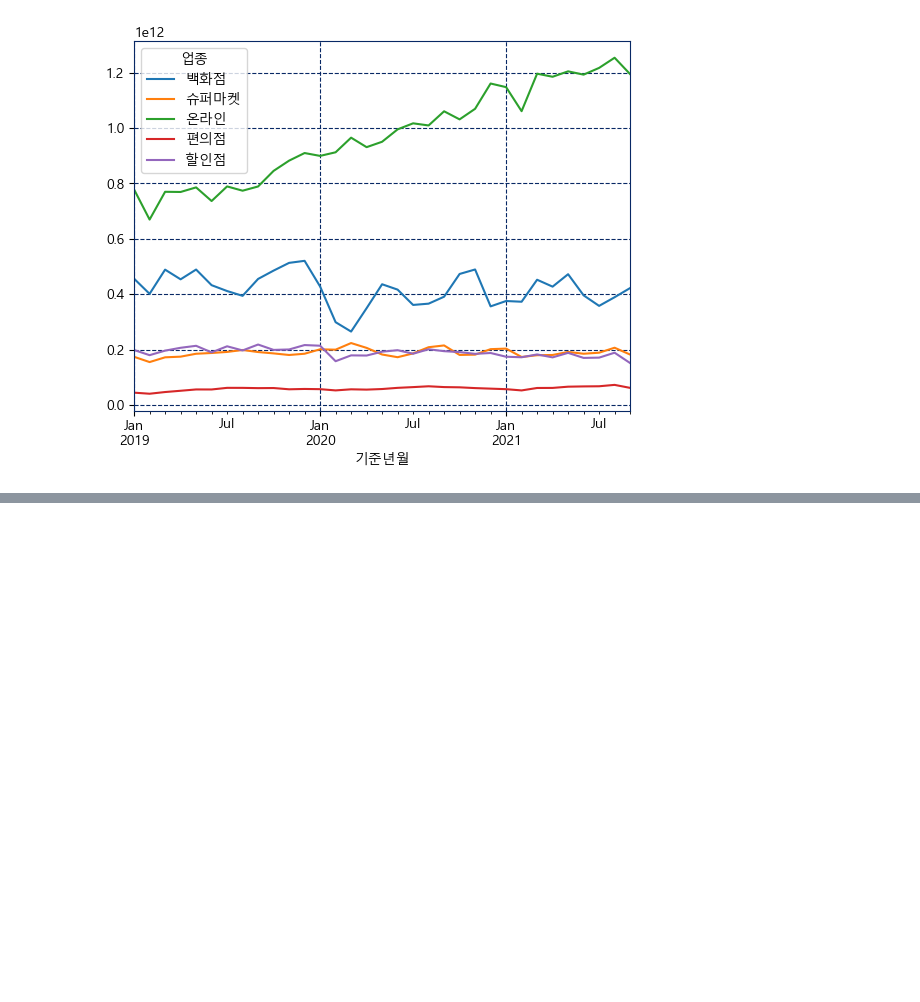
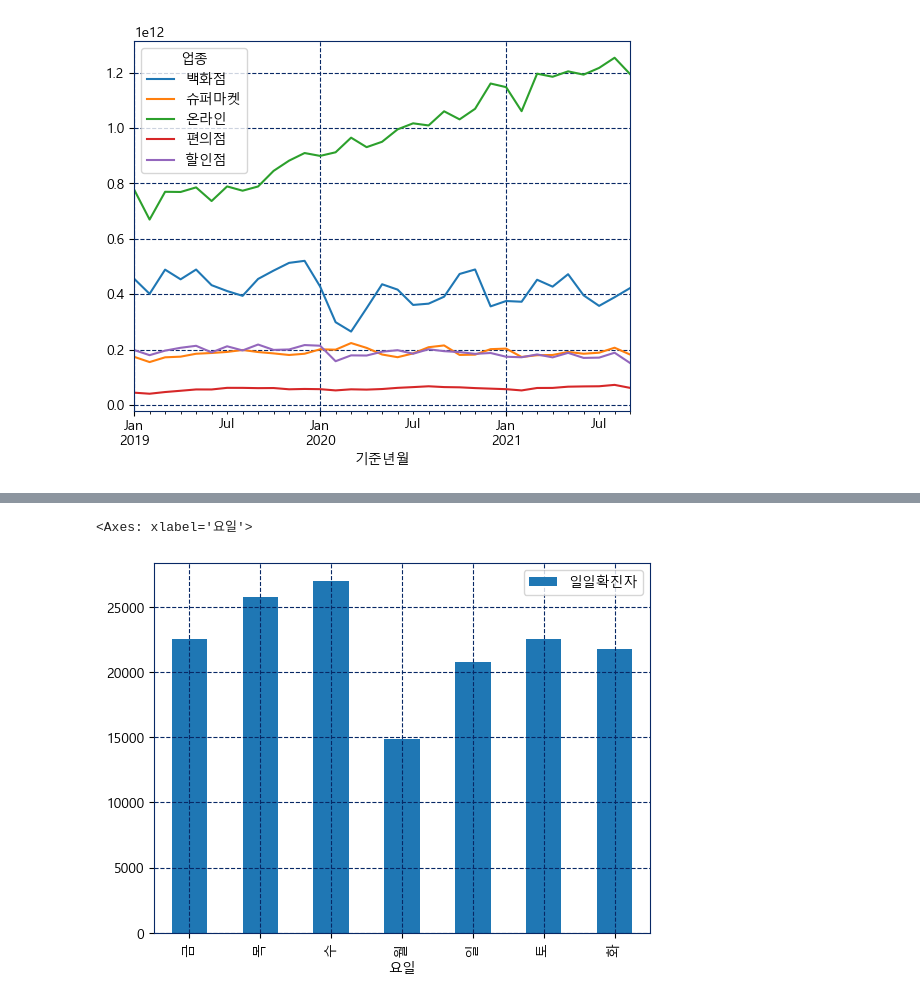
Before and after one commit to shoni0325/basic_python, a Jupyter notebook: shoni_python/230425/33_python_matplotlib.ipynb, the cells around one changed output, grey strips where cells are left out. Saved outputs shown, nothing was run; the diff lists cells and outputs as text; code cells hidden in the pictures; blank space fills up the shorter version.

```diff
--- a/shoni_python/230425/33_python_matplotlib.ipynb
+++ b/shoni_python/230425/33_python_matplotlib.ipynb
@@ -528,0 +674,3 @@ group_data.unstack().plot()
+# %%
+# 시계열 데이터 변경
+df['등록일시'] = pd.to_datetime(df['등록일시'])
@@ -528,0 +714,9 @@ group_data.unstack().plot()
+# %%
+# 인덱스 변경
+df = df.set_index('등록일시')
+# %%
+# 요일 파생변수 생성
+for i in df.index:
+    df.loc[i, '요일'] = i.weekday()
+
+df
@@ -528,0 +738,10 @@ group_data.unstack().plot()
+# %%
+df.loc[df['요일'] == 0.0, '요일'] = '월요일'
+df.loc[df['요일'] == 1.0, '요일'] = '화요일'
+df.loc[df['요일'] == 2.0, '요일'] = '수요일'
+df.loc[df['요일'] == 3.0, '요일'] = '목요일'
+df.loc[df['요일'] == 4.0, '요일'] = '금요일'
+df.loc[df['요일'] == 5.0, '요일'] = '토요일'
+df.loc[df['요일'] == 6.0, '요일'] = '일요일'
+
+df
@@ -528,0 +763,10 @@ group_data.unstack().plot()
+# %%
+pd.pivot_table(
+    df,
+    index='요일',
+    values='일일확진자',
+    aggfunc='mean'
+).plot.bar()
+# %% [output]
+<Axes: xlabel='요일'>
+[figure, added]
```
Also changed, not shown: parts of 48 cells of this notebook.
